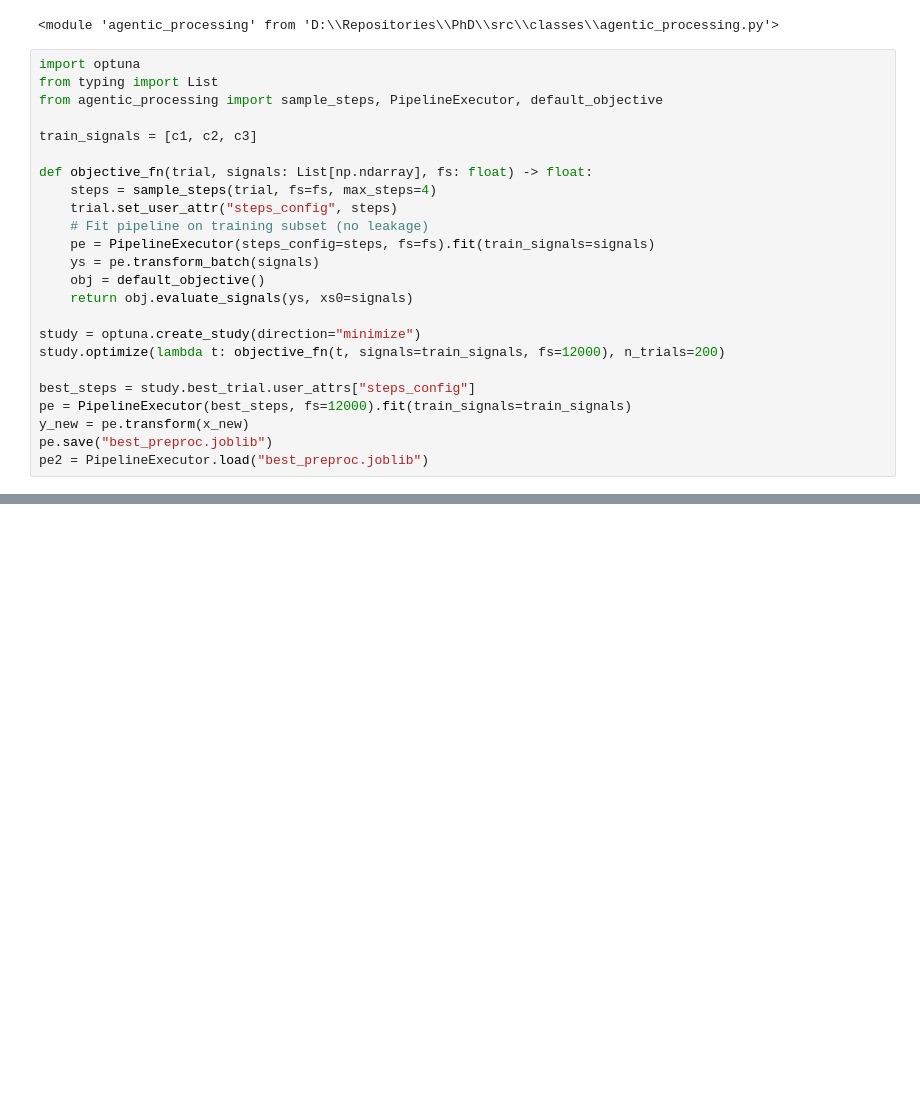
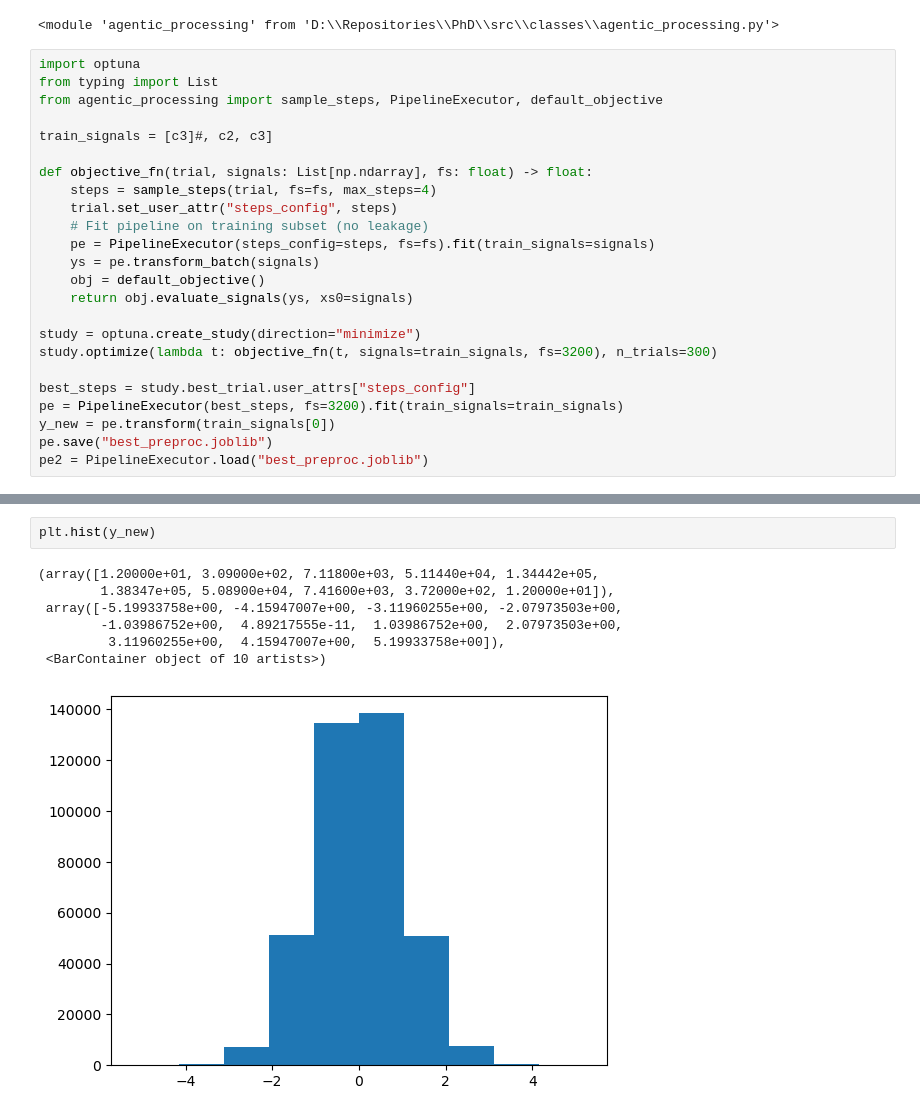
Before and after one commit to AtanasKolevNBU/PhD, a Jupyter notebook: notebooks/automated_processing/tests.ipynb, the cells around one changed output, grey strips where cells are left out. Cells and saved outputs as stored; diff of their text form; blank space fills up the shorter version.

```diff
--- a/notebooks/automated_processing/tests.ipynb
+++ b/notebooks/automated_processing/tests.ipynb
@@ -148,7 +148,7 @@ import optuna
 from typing import List
 from agentic_processing import sample_steps, PipelineExecutor, default_objective
 
-train_signals = [c1, c2, c3]
+train_signals = [c3]#, c2, c3]
 
 def objective_fn(trial, signals: List[np.ndarray], fs: float) -> float:
     steps = sample_steps(trial, fs=fs, max_steps=4)
@@ -160,10 +160,10 @@ def objective_fn(trial, signals: List[np.ndarray], fs: float) -> float:
     return obj.evaluate_signals(ys, xs0=signals)
 
 study = optuna.create_study(direction="minimize")
-study.optimize(lambda t: objective_fn(t, signals=train_signals, fs=12000), n_trials=200)
+study.optimize(lambda t: objective_fn(t, signals=train_signals, fs=3200), n_trials=300)
 
 best_steps = study.best_trial.user_attrs["steps_config"]
-pe = PipelineExecutor(best_steps, fs=12000).fit(train_signals=train_signals)
-y_new = pe.transform(x_new)
+pe = PipelineExecutor(best_steps, fs=3200).fit(train_signals=train_signals)
+y_new = pe.transform(train_signals[0])
 pe.save("best_preproc.joblib")
 pe2 = PipelineExecutor.load("best_preproc.joblib")
@@ -169,0 +197,10 @@ pe2 = PipelineExecutor.load("best_preproc.joblib")
+# %%
+plt.hist(y_new)
+# %% [output]
+(array([1.20000e+01, 3.09000e+02, 7.11800e+03, 5.11440e+04, 1.34442e+05,
+        1.38347e+05, 5.08900e+04, 7.41600e+03, 3.72000e+02, 1.20000e+01]),
+ array([-5.19933758e+00, -4.15947007e+00, -3.11960255e+00, -2.07973503e+00,
+        -1.03986752e+00,  4.89217555e-11,  1.03986752e+00,  2.07973503e+00,
+         3.11960255e+00,  4.15947007e+00,  5.19933758e+00]),
+ <BarContainer object of 10 artists>)
+[figure, added]
```
Also changed, not shown: parts of 2 cells of this notebook, 1 other file.
